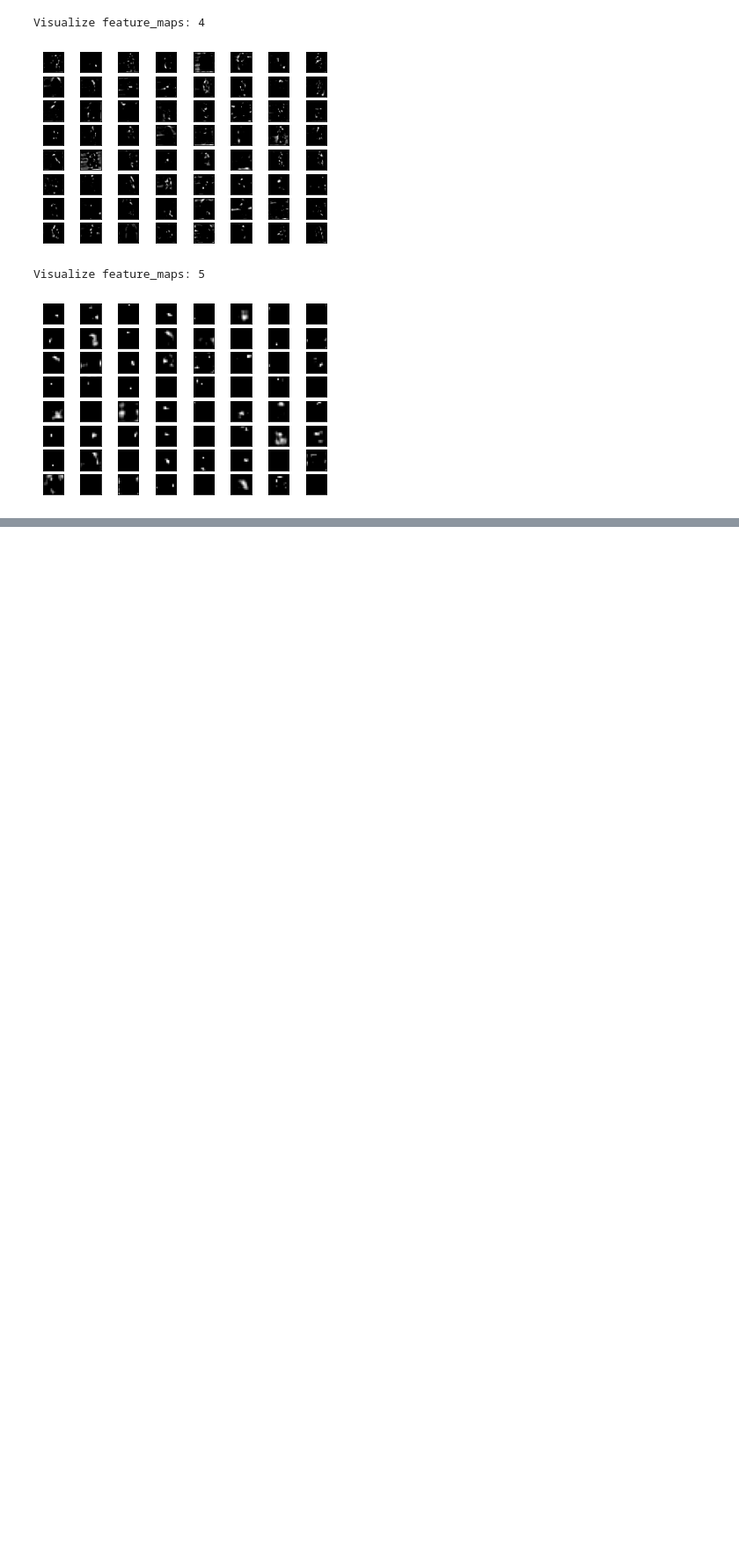
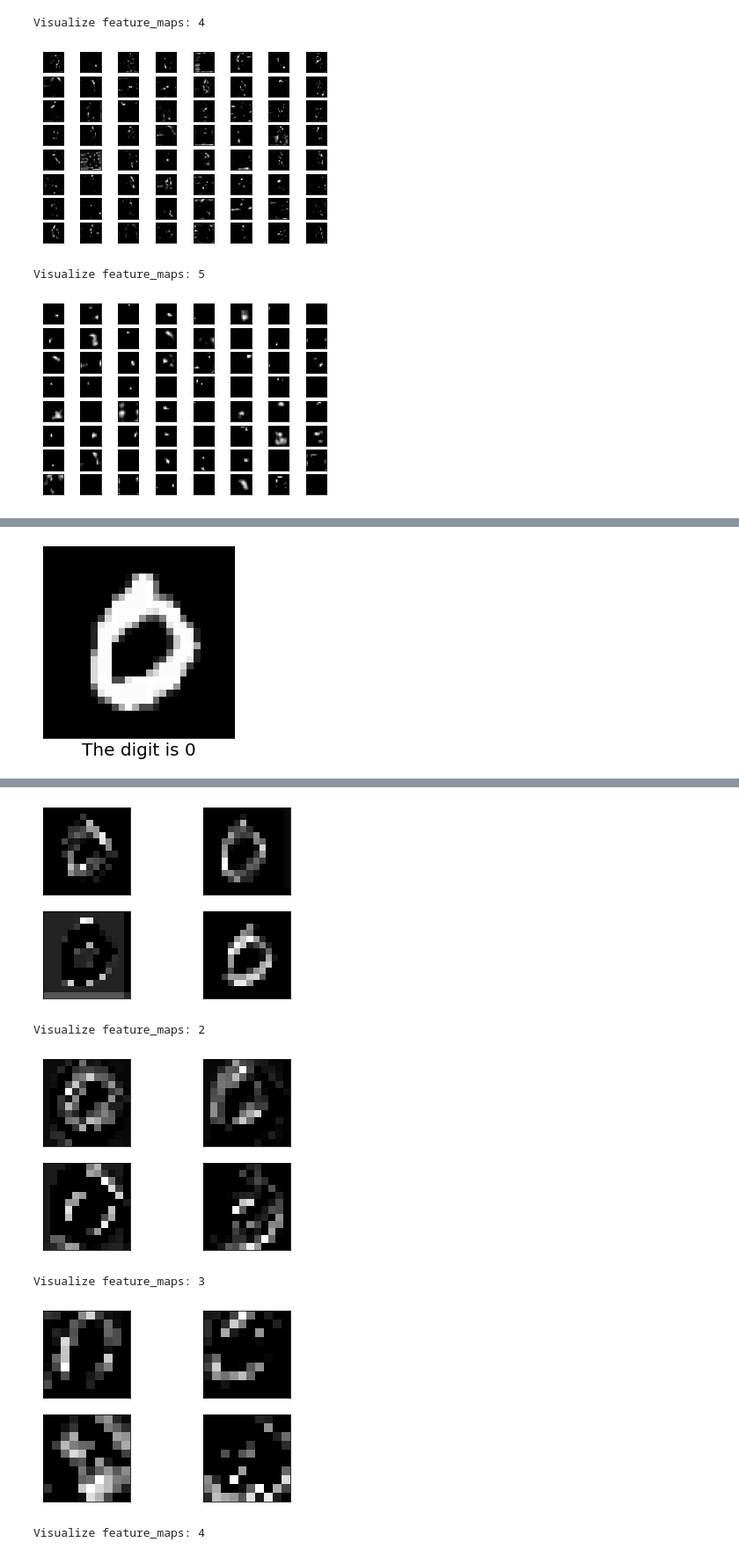
Before and after one commit to MohammadRaziei/Deep-Learning-Cource, a Jupyter notebook: HW02.ipynb, the cells around one changed output, grey strips where cells are left out. Shown at 88% size. Cells and saved outputs as stored; diff of their text form; code cells hidden in the pictures; blank space fills up the shorter version.

```diff
--- a/HW02.ipynb
+++ b/HW02.ipynb
@@ -891,0 +1171,8 @@ Visualize feature_maps: 5
+# %%
+# digit is 0
+image, label = get_image((testX, testY), 3)
+
+model = create_new_model(model_p4)
+visualize_for(model, image, square=2)
+# %% [output]
+[figure, added]
@@ -891,0 +1181,6 @@ Visualize feature_maps: 5
+[figure, added]
+Visualize feature_maps: 2
+[figure, added]
+Visualize feature_maps: 3
+[figure, added]
+Visualize feature_maps: 4
```
Also changed, not shown: parts of 14 cells of this notebook.
